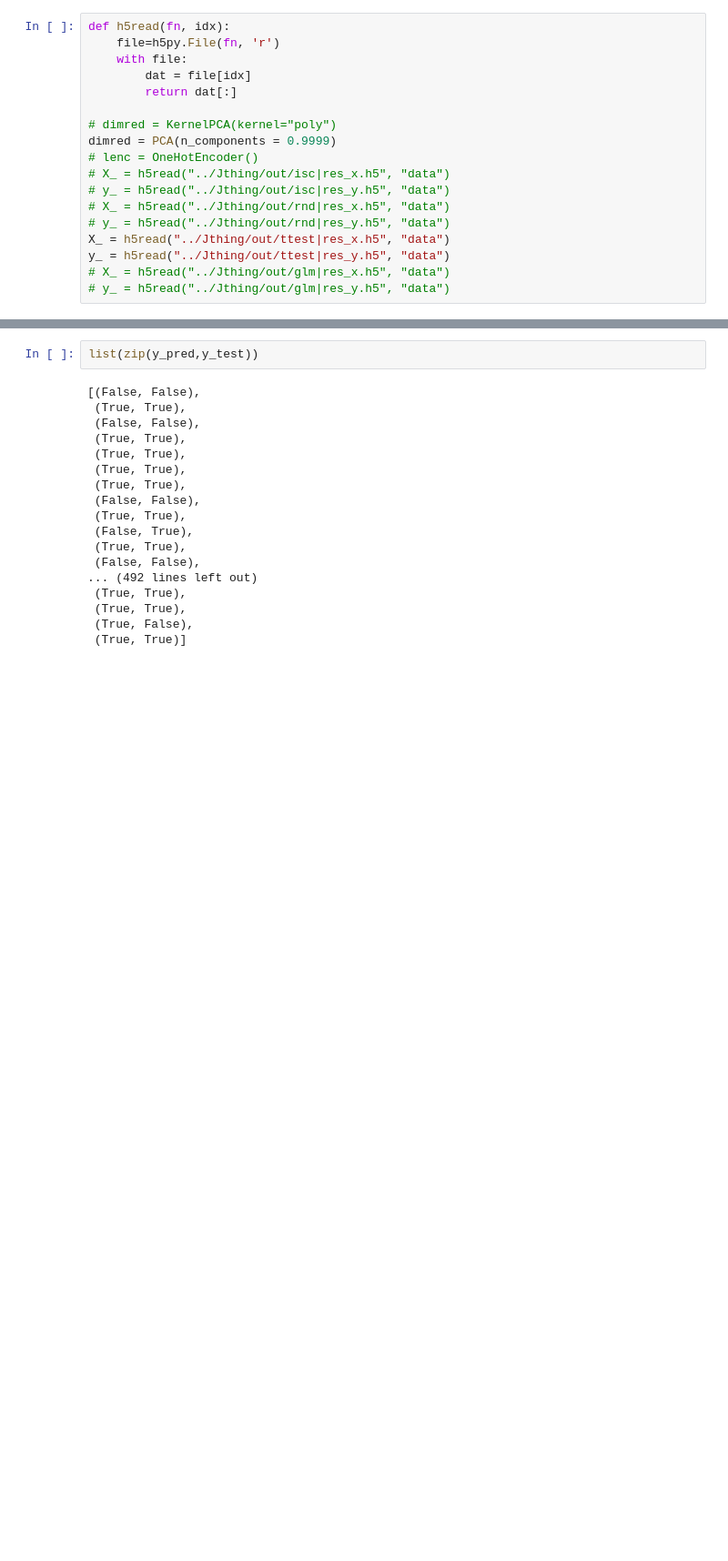
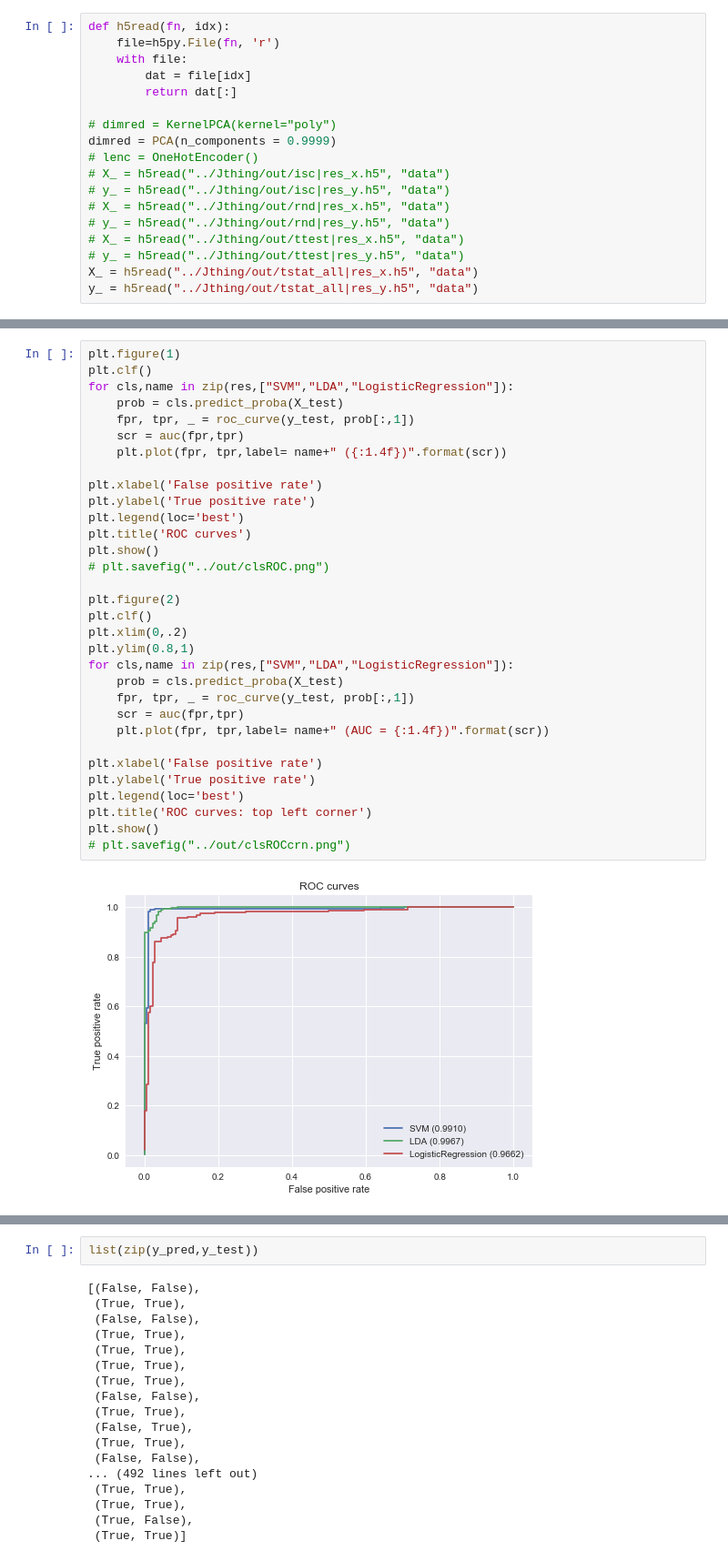
Before and after one commit to AShedko/fMRI_ISC_classify, a Jupyter notebook: Pything/classif.ipynb, the cells around one changed output, grey strips where cells are left out. Shown at 91% size. Saved outputs shown, nothing was run; the diff lists cells and outputs as text; blank space fills up the shorter version.

```diff
--- a/Pything/classif.ipynb
+++ b/Pything/classif.ipynb
@@ -31,10 +44,10 @@ dimred = PCA(n_components = 0.9999)
 # y_ = h5read("../Jthing/out/isc|res_y.h5", "data")
 # X_ = h5read("../Jthing/out/rnd|res_x.h5", "data")
 # y_ = h5read("../Jthing/out/rnd|res_y.h5", "data")
-X_ = h5read("../Jthing/out/ttest|res_x.h5", "data")
-y_ = h5read("../Jthing/out/ttest|res_y.h5", "data")
-# X_ = h5read("../Jthing/out/glm|res_x.h5", "data")
-# y_ = h5read("../Jthing/out/glm|res_y.h5", "data")
+# X_ = h5read("../Jthing/out/ttest|res_x.h5", "data")
+# y_ = h5read("../Jthing/out/ttest|res_y.h5", "data")
+X_ = h5read("../Jthing/out/tstat_all|res_x.h5", "data")
+y_ = h5read("../Jthing/out/tstat_all|res_y.h5", "data")
 # %%
 # lenc = LabelEncoder()
 # y2 = fit_transform!(lenc, y_)
@@ -98,0 +165,34 @@ avg / total       0.68      0.67      0.67       508
+# %%
+plt.figure(1)
+plt.clf()
+for cls,name in zip(res,["SVM","LDA","LogisticRegression"]):
+    prob = cls.predict_proba(X_test)
+    fpr, tpr, _ = roc_curve(y_test, prob[:,1])
+    scr = auc(fpr,tpr)
+    plt.plot(fpr, tpr,label= name+" ({:1.4f})".format(scr))
+
+plt.xlabel('False positive rate')
+plt.ylabel('True positive rate')
+plt.legend(loc='best')
+plt.title('ROC curves')
+plt.show()
+# plt.savefig("../out/clsROC.png")
+
+plt.figure(2)
+plt.clf()
+plt.xlim(0,.2)
+plt.ylim(0.8,1)
+for cls,name in zip(res,["SVM","LDA","LogisticRegression"]):
+    prob = cls.predict_proba(X_test)
+    fpr, tpr, _ = roc_curve(y_test, prob[:,1])
+    scr = auc(fpr,tpr)
+    plt.plot(fpr, tpr,label= name+" (AUC = {:1.4f})".format(scr))
+
+plt.xlabel('False positive rate')
+plt.ylabel('True positive rate')
+plt.legend(loc='best')
+plt.title('ROC curves: top left corner')
+plt.show()
+# plt.savefig("../out/clsROCcrn.png")
+# %% [output]
+[figure, added]
```
Also changed, not shown: parts of 15 cells of this notebook, 6 other files.
